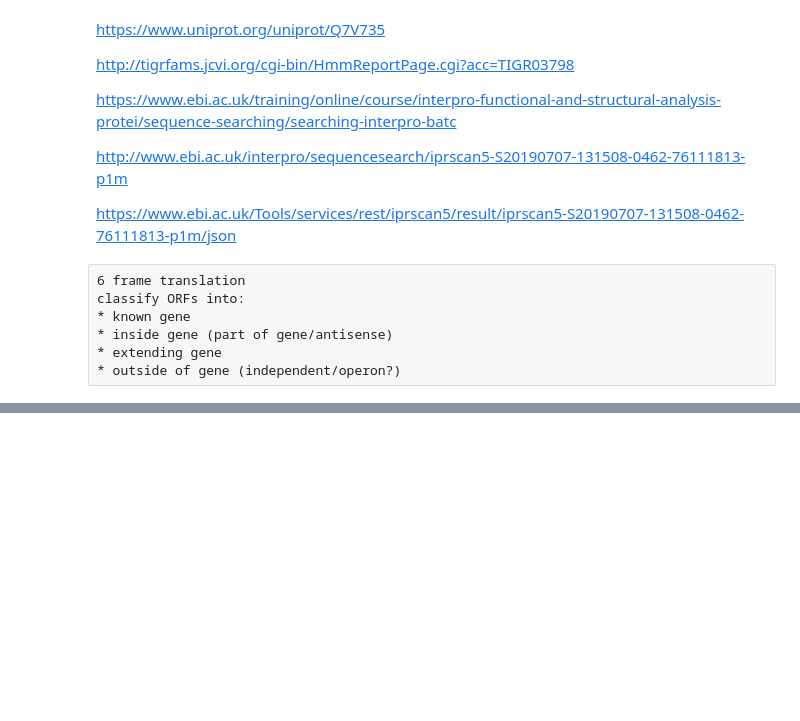
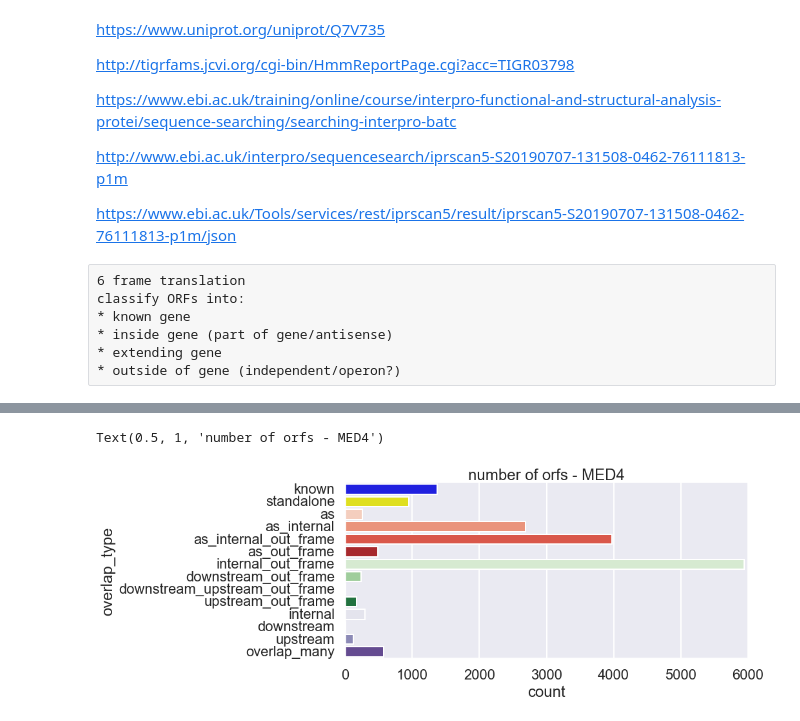
Before and after one commit to wosnat/sep, a Jupyter notebook: find orfs.ipynb, the cells around one changed output, grey strips where cells are left out. Cells and saved outputs as stored; diff of their text form; code cells hidden in the pictures; blank space fills up the shorter version.

```diff
--- a/find orfs.ipynb
+++ b/find orfs.ipynb
@@ -83,0 +85,19 @@ df = sf.add_overlap_type(df)
+# %%
+otype_map = {
+    'known' : 'known' ,
+    'standalone' : 'standalone',
+    'as' : 'as',
+    'as_internal' : 'as',
+    'as_internal_out_frame' : 'as',
+    'as_out_frame' : 'as',
+    'internal_out_frame' : 'out_frame',
+    'downstream_out_frame' : 'out_frame',
+    'downstream_upstream_out_frame' : 'out_frame',
+    'upstream_out_frame' : 'out_frame',
+    'internal' : 'overlap',
+    'downstream' : 'overlap',
+    'upstream' : 'overlap',
+    'downstream_upstream' : 'overlap',
+    'overlap_many' : 'overlap',
+}
+oorder = ['standalone', 'out_frame', 'as', 'overlap', 'known', ]
@@ -174,0 +138,12 @@ df.explode('overlapping_gene_id')
+# %%
+df = pd.read_feather(os.path.join('orffinder_tmp', f'{genome}.sorf.feather.gz'))
+# %%
+df['otype'] = df.overlap_type.map(otype_map)
+# %%
+sns.catplot(data=df, y='overlap_type', kind='count', aspect=3,
+           order=otype_order, palette=otype_palette)
+#plt.xticks(rotation=90)
+plt.title(f'number of orfs - {genome}')
+# %% [output]
+Text(0.5, 1, 'number of orfs - MED4')
+[figure, added]
```
Also changed, not shown: parts of 37 cells of this notebook, 2 other files.
